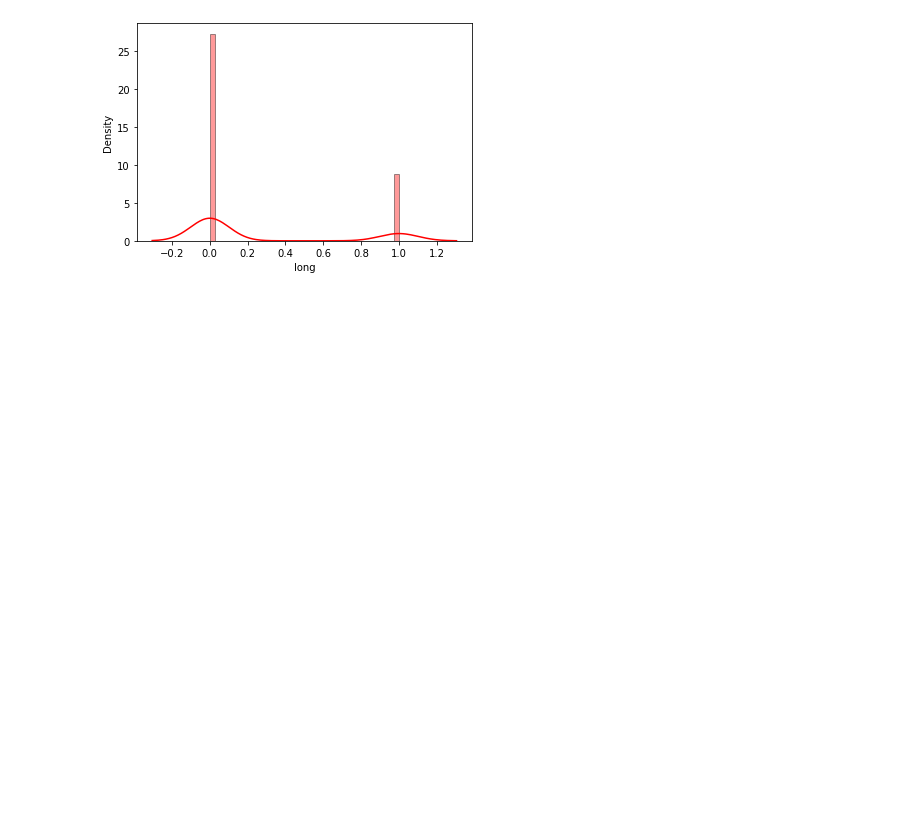
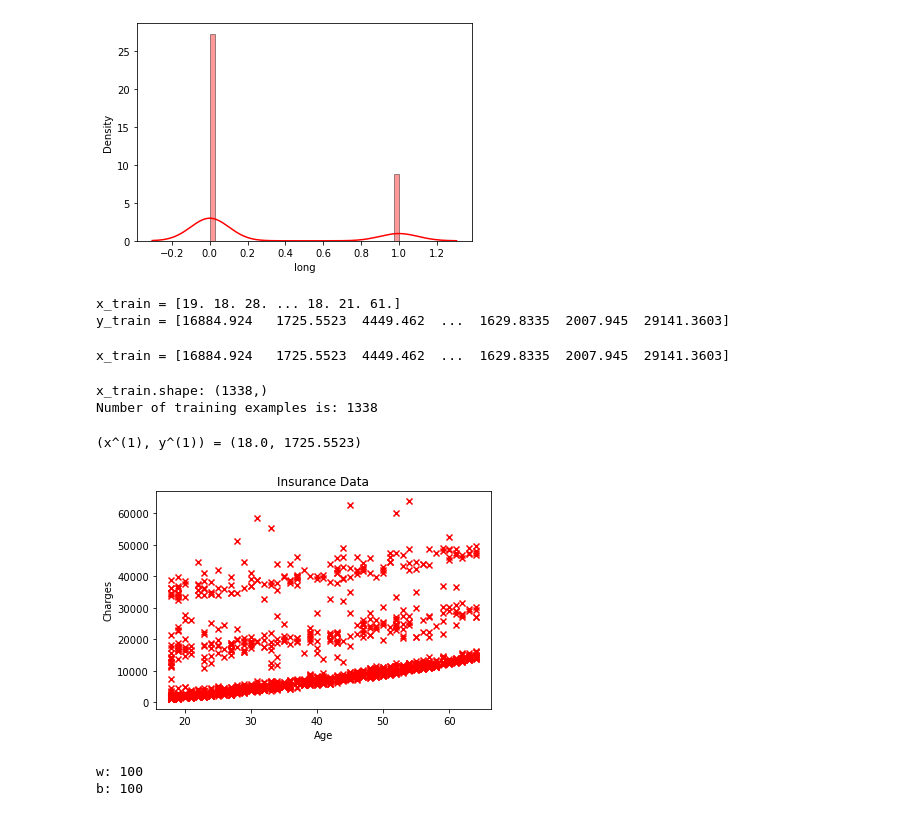
Before and after one commit to renejerez/ubi-master-computer-engineering, a Jupyter notebook: 14469-ML/practical-project-01/project.ipynb, the cells around one changed output. Saved outputs shown, nothing was run; the diff lists cells and outputs as text; code cells hidden in the pictures; blank space fills up the shorter version.

```diff
--- a/14469-ML/practical-project-01/project.ipynb
+++ b/14469-ML/practical-project-01/project.ipynb
@@ -105,0 +111,51 @@ for column in df.columns:
+# %%
+# x_train is the input variable (size in 1000 square feet)
+# y_train is the target (price in 1000s of dollars)
+x_train = np.array(df.values[:,0])
+y_train = np.array(df.values[:,5])
+print(f"x_train = {x_train}")
+print(f"y_train = {y_train}")
+# %% [output]
+x_train = [19. 18. 28. ... 18. 21. 61.]
+y_train = [16884.924   1725.5523  4449.462  ...  1629.8335  2007.945  29141.3603]
+# %%
+X = df.values[:,5]
+print(f"x_train = {X}")
+# %% [output]
+x_train = [16884.924   1725.5523  4449.462  ...  1629.8335  2007.945  29141.3603]
+# %%
+# m is the number of training examples
+print(f"x_train.shape: {x_train.shape}")
+m = x_train.shape[0]
+print(f"Number of training examples is: {m}")
+# %% [output]
+x_train.shape: (1338,)
+Number of training examples is: 1338
+# %%
+i = 1 # Change this to 1 to see (x^1, y^1)
+
+x_i = x_train[i]
+y_i = y_train[i]
+print(f"(x^({i}), y^({i})) = ({x_i}, {y_i})")
+# %% [output]
+(x^(1), y^(1)) = (18.0, 1725.5523)
+# %%
+# Plot the data points
+plt.scatter(x_train, y_train, marker='x', c='r')
+# Set the title
+plt.title("Insurance Data")
+# Set the y-axis label
+plt.ylabel('Charges')
+# Set the x-axis label
+plt.xlabel('Age')
+plt.show()
+# %% [output]
+[figure, added]
+# %%
+w = 100
+b = 100
+print(f"w: {w}")
+print(f"b: {b}")
+# %% [output]
+w: 100
+b: 100
```
Also changed, not shown: parts of 7 cells of this notebook, 2 other files.
